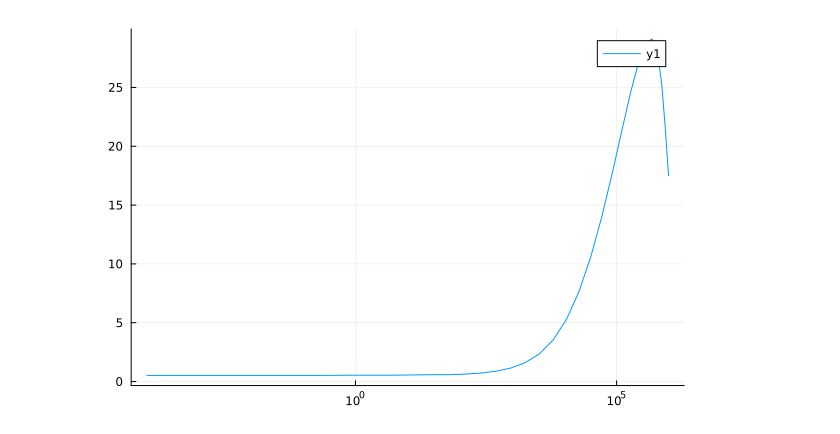
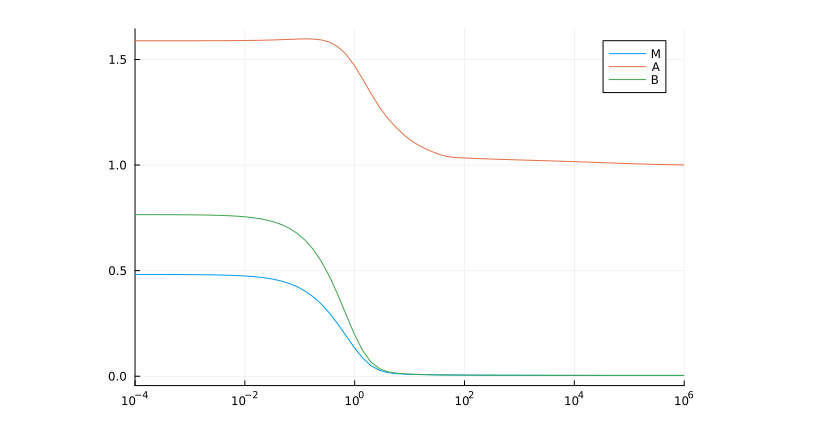
Before and after one commit to GestoerterOszillator/Maris-Tandy, a Jupyter notebook: Maris-Tandy.ipynb, the cells around one changed output. Cells and saved outputs as stored; diff of their text form; code cells hidden in the pictures.

```diff
--- a/Maris-Tandy.ipynb
+++ b/Maris-Tandy.ipynb
@@ -22,25 +22,24 @@ pk(p, q, z) = p^2 - p*q*z
 qk(p, q, z) = p*q*z - q^2
 k2(p, q, z) = p^2 + q^2 - 2*p*q*z;
 # %%
-x, w_t = gausslegendre(50)
+x, w_x = gausslegendre(100)
 z, w_z = gausschebyshevu(20) # Chebyshev second kind
-t = 0.5 * (log(Lambda2) - log(epsilon2)) * x .+ 0.5 * (log(Lambda2) + log(epsilon2));
+t = 0.5 * (log(Lambda2) - log(epsilon2)) * x .+ 0.5 * (log(Lambda2) + log(epsilon2))
+w_t = 0.5 * (log(Lambda2) - log(epsilon2)) * w_x;
 # %%
-A = 0.3 .* rand(length(t)) .+ 1.3
-B = 0.1 .* rand(length(t)) .+ 0.4
+AA = 1.6 * ones(length(t))
+BB = (m + 1e-3) * ones(length(t))
 mu_i = argmin(abs.(t .- 2*log(mu)))
-sqrt(exp(t[mu_i]))
 
-function z_intB(t_i, p2)
-    k2_here = k2.(sqrt(p2), exp(t_i/2), z)
-    integrand = @. w_z * G(k2_here) / k2_here * (Lambda_PV^2 / (k2_here + Lambda_PV^2))
+function z_intB(p, q)
+    K2 = k2.(p, q, z)
+    integrand = @. w_z * G(K2) / K2 * (Lambda_PV^2 / (K2 + Lambda_PV^2))
     return sum(integrand)
 end
 
-
-function z_intA(t_i, p2)
-    k2_here = k2.(sqrt(p2), exp(t_i/2), z)
-    integrand = @. w_z * ( sqrt(p2)*exp(t_i/2)*z + 2*pk(sqrt(p2), exp(t_i/2), z)*qk(sqrt(p2), exp(t_i/2), z)/k2_here ) * G(k2_here) / k2_here * (Lambda_PV^2 / (k2_here + Lambda_PV^2))
+function z_intA(p, q)
+    K2 = k2.(p, q, z)
+    integrand = @. w_z * ( p*q*z + 2*pk(p, q, z)*qk(p, q, z)/K2 ) * G(K2) / K2 * (Lambda_PV^2 / (K2 + Lambda_PV^2))
     return sum(integrand)
 end;
 # %%
@@ -79,4 +78,6 @@ plot(exp.(t), B./A, xaxis=:log10)
 # %%
-plot(exp.(t), A, xaxis=:log10)
+plot(exp.(t), BB./AA, xaxis=:log10, xlims = (epsilon2, Lambda2), label = "M")
+plot!(exp.(t), AA, xaxis=:log10, xlims = (epsilon2, Lambda2), label = "A")
+plot!(exp.(t), BB, xaxis=:log10, xlims = (epsilon2, Lambda2), label = "B")
 # %% [output]
-[figure, old version]
+[figure, new version]
```
Also changed, not shown: parts of 6 cells of this notebook.
